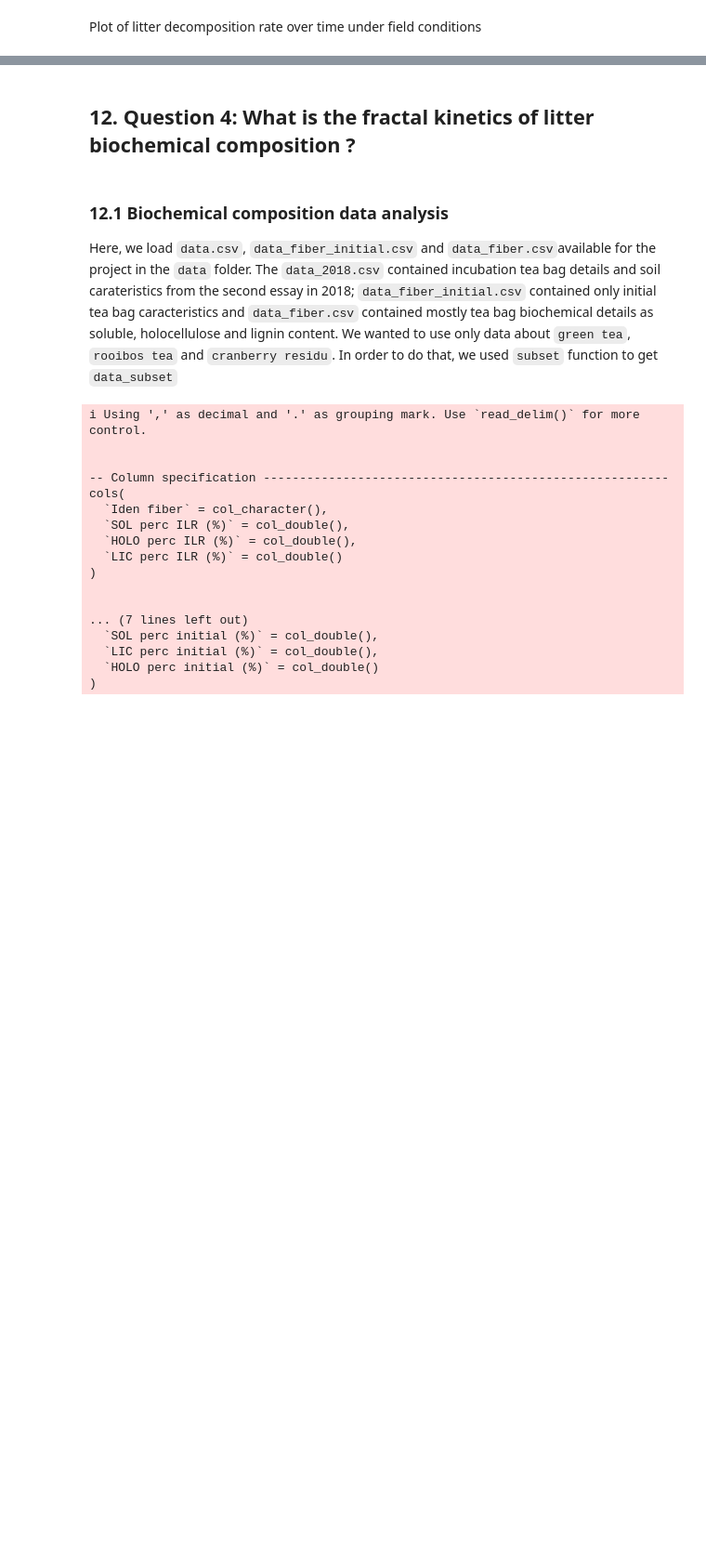
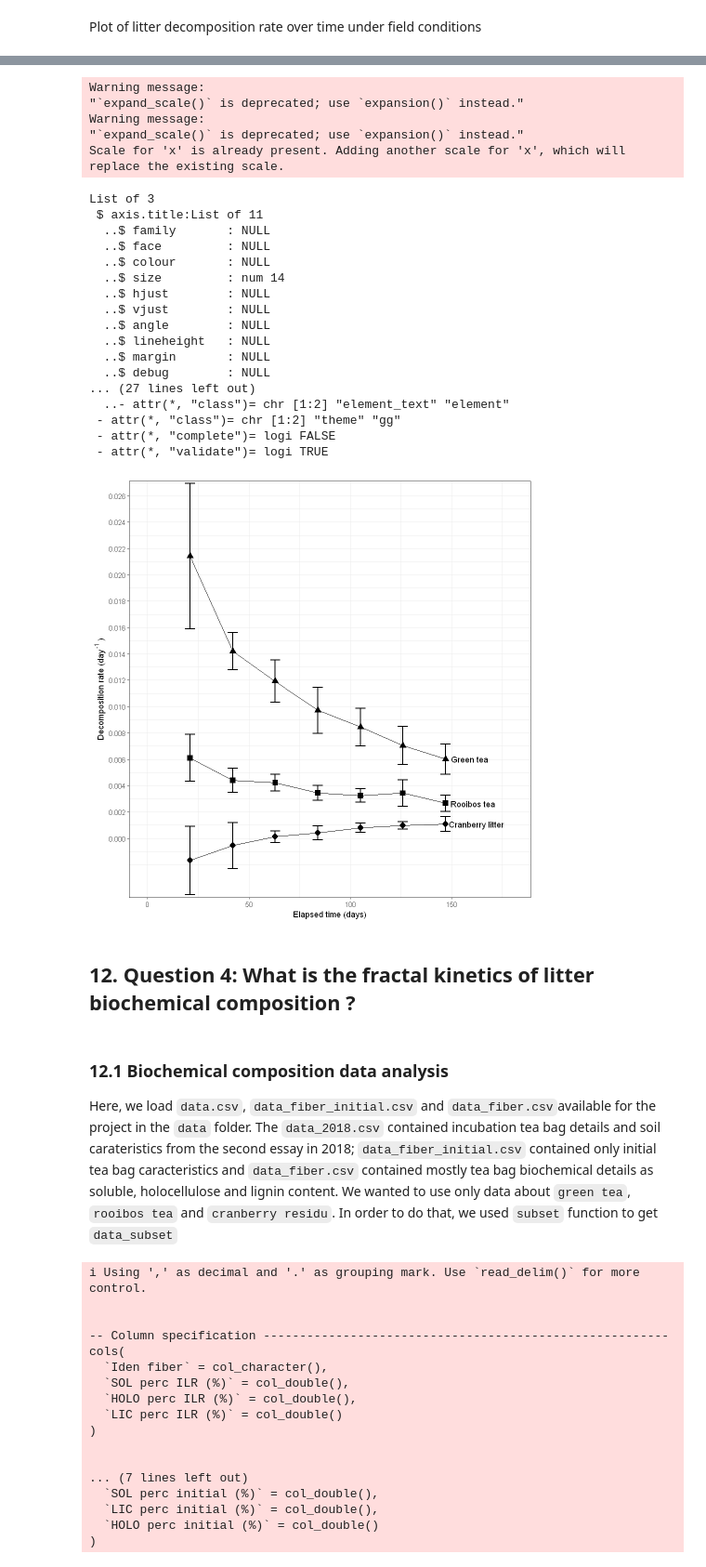
Before and after one commit to DosouYovoW/TeaBag_Projet, a Jupyter notebook: stats.ipynb, the cells around one changed output, grey strips where cells are left out. Shown: that part at 93% size. Saved outputs shown, nothing was run; the diff lists cells and outputs as text; code cells hidden in the pictures; blank space fills up the shorter version.

```diff
--- a/stats.ipynb
+++ b/stats.ipynb
@@ -1024,3 +1049,8 @@ data_long <- data_long %>%
              rename(`Litter type`= `tea type`)
 # %% [markdown]
 Plot of litter decomposition rate over time under field conditions
+# %%
+meanSD_rate_weight_loss <- ddply(data_lm_fractal, ~ `Tea type` + `time`,
+      summarise, mean_rate_weight_loss = mean(`k`, na.rm = TRUE),
+                            sd_rate_weight_loss = sd(`k`, na.rm = TRUE))
+head(meanSD_rate_weight_loss)
@@ -1026,0 +1072,6 @@ Plot of litter decomposition rate over time under field conditions
+# %%
+#install.packages("ggrepel")
+#library("ggrepel")
+data_label <- meanSD_rate_weight_loss                              # Modify data
+data_label$label <- NA
+data_label$label[which(data_label$`time` == max(data_label$`time`))] <- data_label$`Tea type`[which(data_label$`time` == max(data_label$`time`))]
@@ -1027,3 +1089,49 @@ Plot of litter decomposition rate over time under field conditions
+# %%
+options(repr.plot.width = 8, repr.plot.height = 8)
+plot <- ggplot(data_label, aes(x = `time`, y = `mean_rate_weight_loss`, group = `Tea type`)) +
+geom_line() +
+geom_errorbar(aes(ymin=`mean_rate_weight_loss`- `sd_rate_weight_loss`, ymax=`mean_rate_weight_loss` +
+                 `sd_rate_weight_loss`), width=5, alpha= 1, size=0.6) +
+geom_point(aes(shape = `Tea type`), size = 3)+
+geom_text_repel(aes(label = label), nudge_x = 1, force_pull = -0.03,
+                 min.segment.length = 0.7, na.rm = TRUE) +
+labs(x = "Elapsed time (days)" , y = expression("Decomposition rate (day"^" -1"~")"))  +
+scale_y_continuous(breaks = 0.002*0:1000,
+                     expand = expand_scale(add = 0.0002)) +
+scale_x_continuous(breaks = 10*0:1000,
+                     expand = expand_scale(add = 10)) +
+ xlim(c(0,180)) +
+theme_bw() #+
+theme(strip.text = element_text(size = 14), axis.text=element_text(size=14), #legend.text = element_text(size=14),
+      #legend.title = element_text(size=14),
+        axis.title=element_text(size=14)) #+
+plot + theme(legend.position = "none")
+ggsave("figures/K(t).png", width = 10, height = 7, dpi = 600)
+# %% [output]
+Warning message:
+"`expand_scale()` is deprecated; use `expansion()` instead."
+Warning message:
+"`expand_scale()` is deprecated; use `expansion()` instead."
+Scale for 'x' is already present. Adding another scale for 'x', which will
+replace the existing scale.
+List of 3
+ $ axis.title:List of 11
+  ..$ family       : NULL
+  ..$ face         : NULL
+  ..$ colour       : NULL
+  ..$ size         : num 14
+  ..$ hjust        : NULL
+  ..$ vjust        : NULL
+  ..$ angle        : NULL
+  ..$ lineheight   : NULL
+  ..$ margin       : NULL
+  ..$ debug        : NULL
+... (27 lines left out)
+  ..- attr(*, "class")= chr [1:2] "element_text" "element"
+ - attr(*, "class")= chr [1:2] "theme" "gg"
+ - attr(*, "complete")= logi FALSE
+ - attr(*, "validate")= logi TRUE
+[figure, added]
 # %% [markdown]
 ## 12. **Question 4**: What is the fractal kinetics of litter biochemical composition ?
 # %% [markdown]
```
Also changed, not shown: parts of 22 cells of this notebook, 11 other files.
